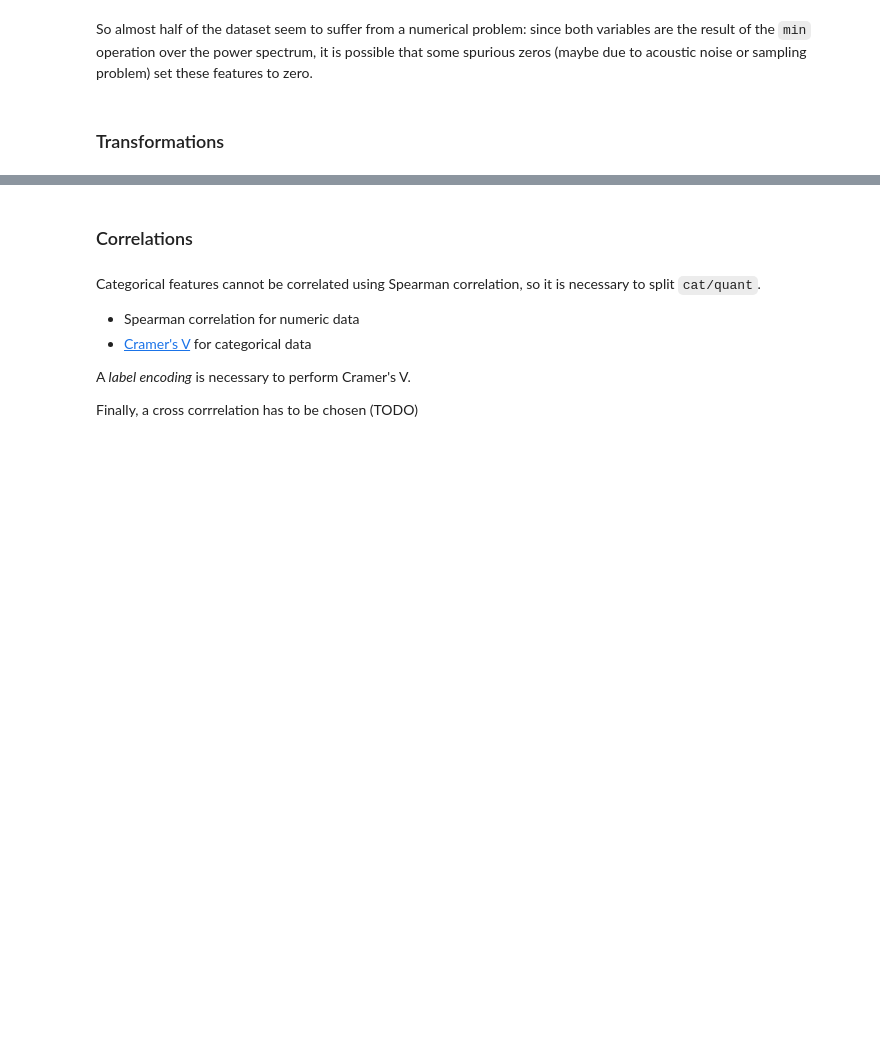
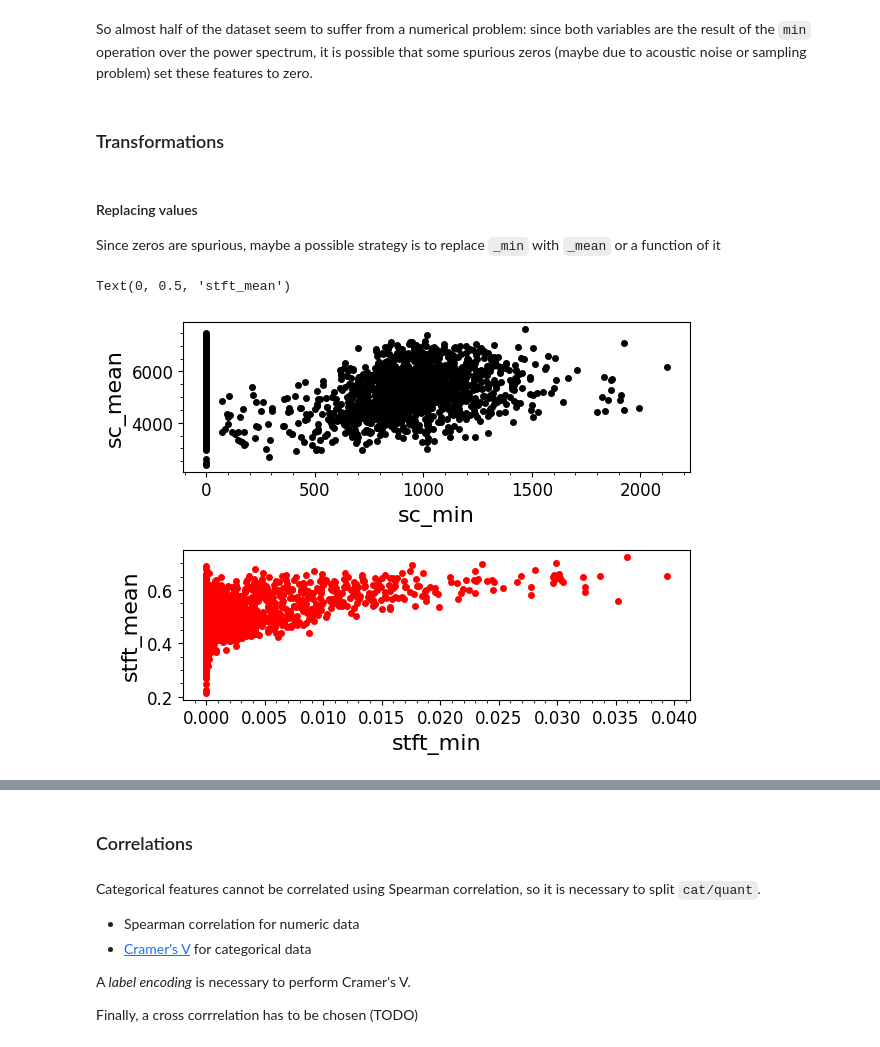
Before and after one commit to djanloo/dynamiting, a Jupyter notebook: UNDERSTANDING/data_understanding.ipynb, the cells around one changed output, grey strips where cells are left out. Drawn from its saved outputs; the diff is of its cells as text; code cells hidden in the pictures; blank space fills up the shorter version.

Commit message:
Testing replacement of problematic variables #5

```diff
--- a/UNDERSTANDING/data_understanding.ipynb
+++ b/UNDERSTANDING/data_understanding.ipynb
@@ -162,3 +163,19 @@ print(((df.sc_min==0)&(df.stft_min==0)).sum()/len(df)*100)
 So almost half of the dataset seem to suffer from a numerical problem: since both variables are the result of the `min` operation over the power spectrum, it is possible that some spurious zeros (maybe due to acoustic noise or sampling problem) set these features to zero.
 # %% [markdown]
 ### Transformations
+# %% [markdown]
+#### Replacing values
+
+Since zeros are spurious, maybe a possible strategy is to replace `_min` with `_mean` or a function of it
+# %%
+fig, ax = plt.subplots(2)
+ax[0].scatter(df.sc_min, df.sc_mean, color='k')
+ax[0].set_xlabel("sc_min")
+ax[0].set_ylabel("sc_mean")
+
+ax[1].scatter(df.stft_min, df.stft_mean, color='r')
+ax[1].set_xlabel("stft_min")
+ax[1].set_ylabel("stft_mean")
+# %% [output]
+Text(0, 0.5, 'stft_mean')
+[figure, added]
```
Also changed, not shown: parts of 5 cells of this notebook.
